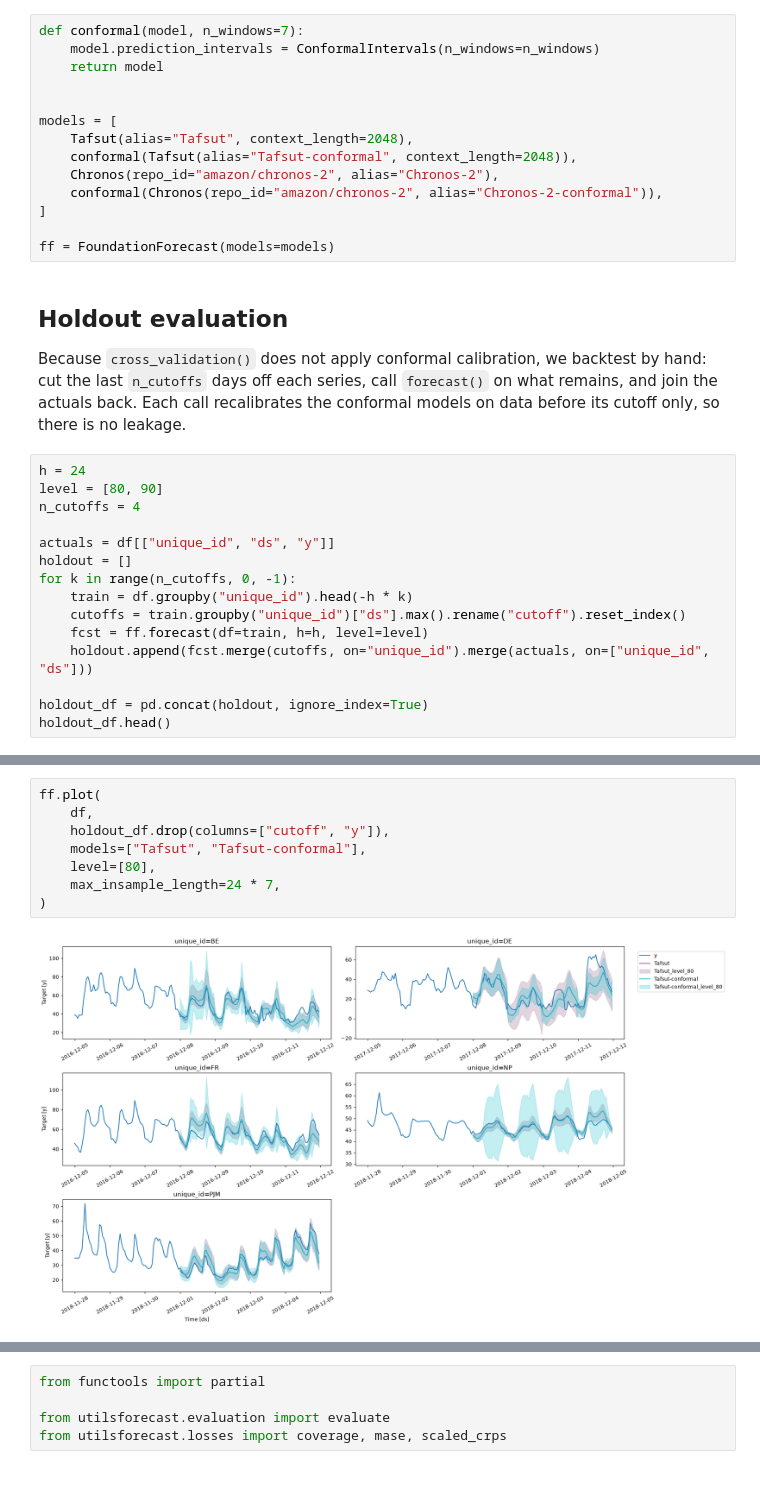
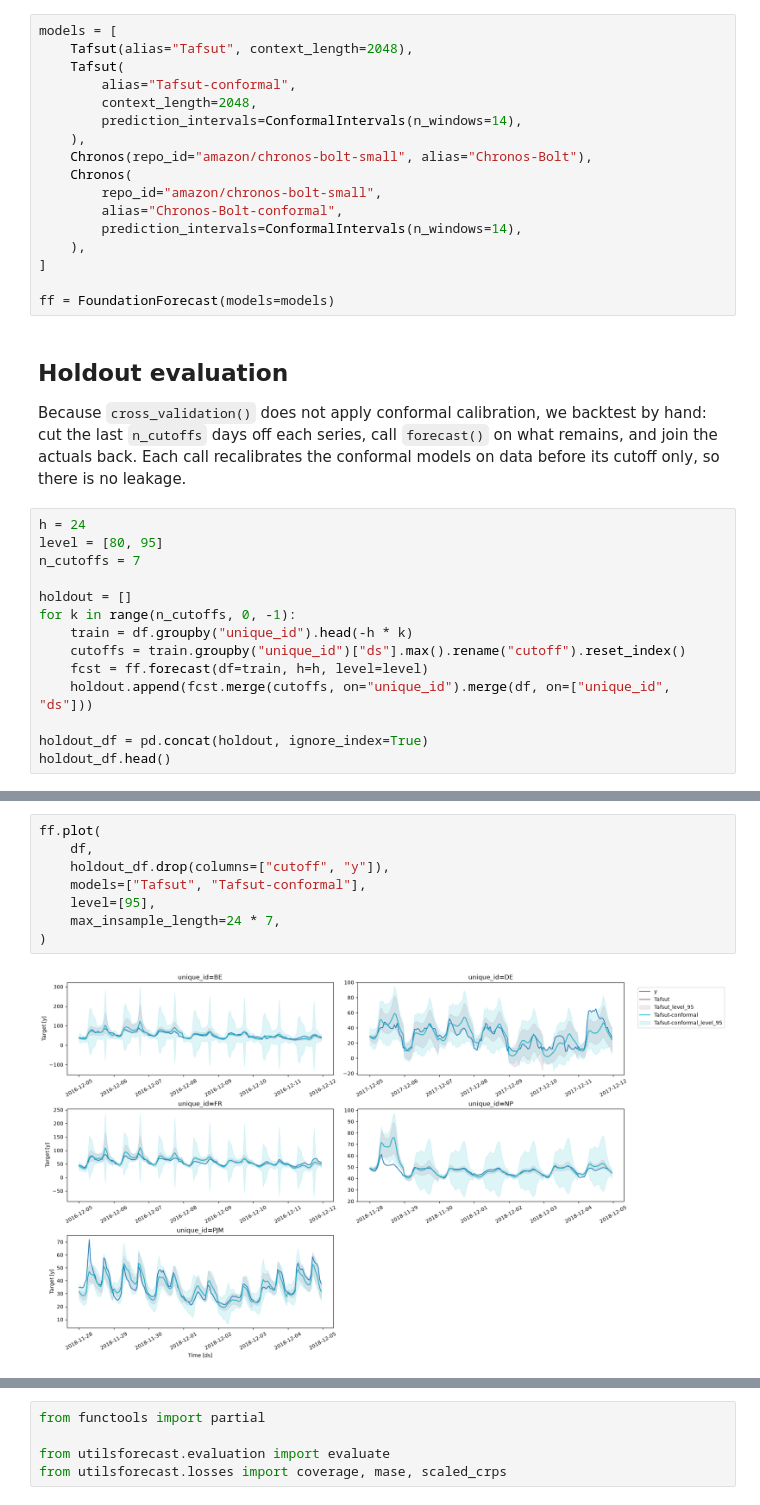
Before and after one commit to TimeCopilot/foundationforecast, a Jupyter notebook: docs/examples/conformal-prediction.ipynb, the cells around one changed output, grey strips where cells are left out. Cells and saved outputs as stored; diff of their text form.

```diff
--- a/docs/examples/conformal-prediction.ipynb
+++ b/docs/examples/conformal-prediction.ipynb
@@ -79,14 +107,17 @@ give smoother interval estimates at the cost of more forecasts. `h` is taken fro
 # %%
-def conformal(model, n_windows=7):
-    model.prediction_intervals = ConformalIntervals(n_windows=n_windows)
-    return model
-
-
 models = [
     Tafsut(alias="Tafsut", context_length=2048),
-    conformal(Tafsut(alias="Tafsut-conformal", context_length=2048)),
-    Chronos(repo_id="amazon/chronos-2", alias="Chronos-2"),
-    conformal(Chronos(repo_id="amazon/chronos-2", alias="Chronos-2-conformal")),
+    Tafsut(
+        alias="Tafsut-conformal",
+        context_length=2048,
+        prediction_intervals=ConformalIntervals(n_windows=14),
+    ),
+    Chronos(repo_id="amazon/chronos-bolt-small", alias="Chronos-Bolt"),
+    Chronos(
+        repo_id="amazon/chronos-bolt-small",
+        alias="Chronos-Bolt-conformal",
+        prediction_intervals=ConformalIntervals(n_windows=14),
+    ),
 ]
 
 ff = FoundationForecast(models=models)
@@ -98,16 +129,15 @@ Because `cross_validation()` does not apply conformal calibration, we backtest b
 recalibrates the conformal models on data before its cutoff only, so there is no leakage.
 # %%
 h = 24
-level = [80, 90]
-n_cutoffs = 4
+level = [80, 95]
+n_cutoffs = 7
 
-actuals = df[["unique_id", "ds", "y"]]
 holdout = []
 for k in range(n_cutoffs, 0, -1):
     train = df.groupby("unique_id").head(-h * k)
     cutoffs = train.groupby("unique_id")["ds"].max().rename("cutoff").reset_index()
     fcst = ff.forecast(df=train, h=h, level=level)
-    holdout.append(fcst.merge(cutoffs, on="unique_id").merge(actuals, on=["unique_id", "ds"]))
+    holdout.append(fcst.merge(cutoffs, on="unique_id").merge(df, on=["unique_id", "ds"]))
 
 holdout_df = pd.concat(holdout, ignore_index=True)
 holdout_df.head()
@@ -122,13 +163,13 @@ holdout_df.head()
 # %%
 ff.plot(
     df,
     holdout_df.drop(columns=["cutoff", "y"]),
     models=["Tafsut", "Tafsut-conformal"],
-    level=[80],
+    level=[95],
     max_insample_length=24 * 7,
 )
 # %% [output]
-[figure, old version]
+[figure, new version]
 # %% [markdown]
 ## Evaluation
 
```
Also changed, not shown: parts of 18 cells of this notebook, 3 other files.
